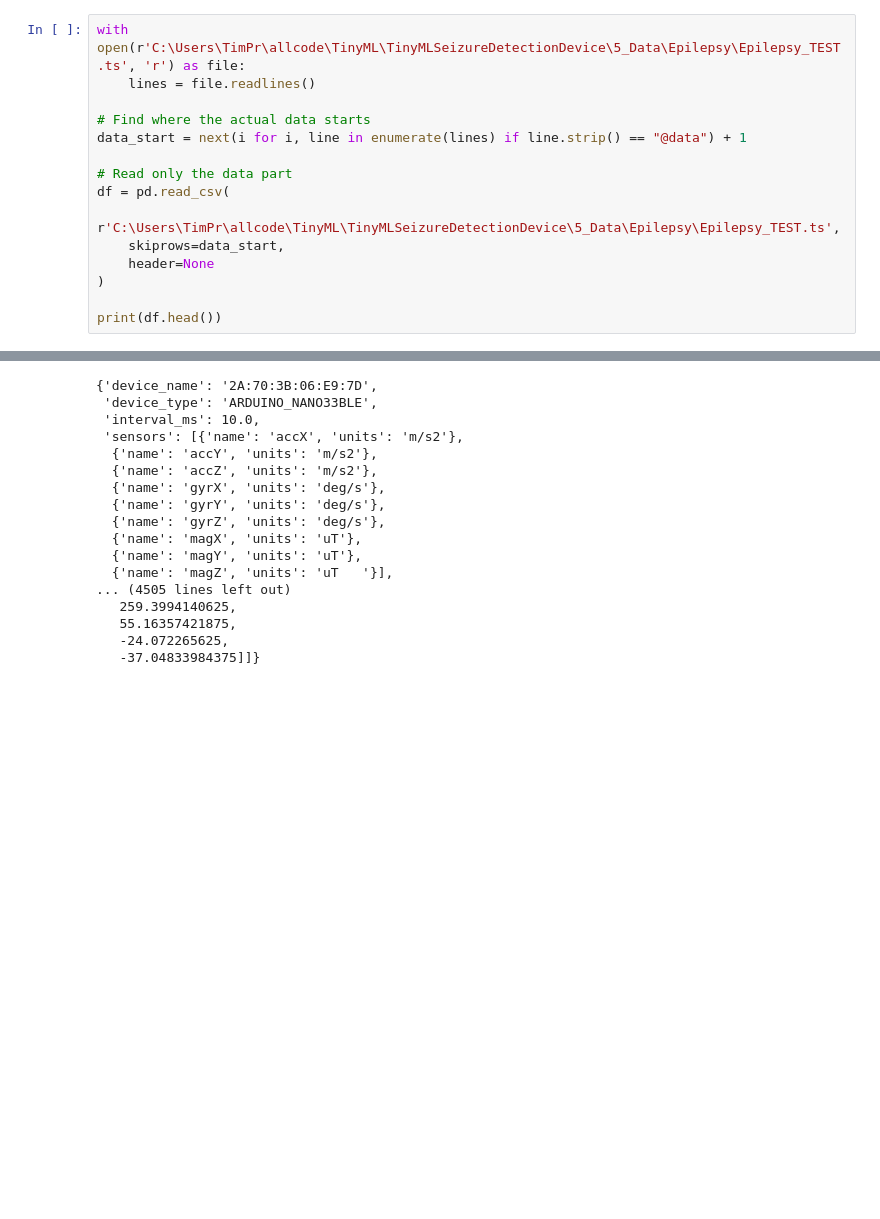
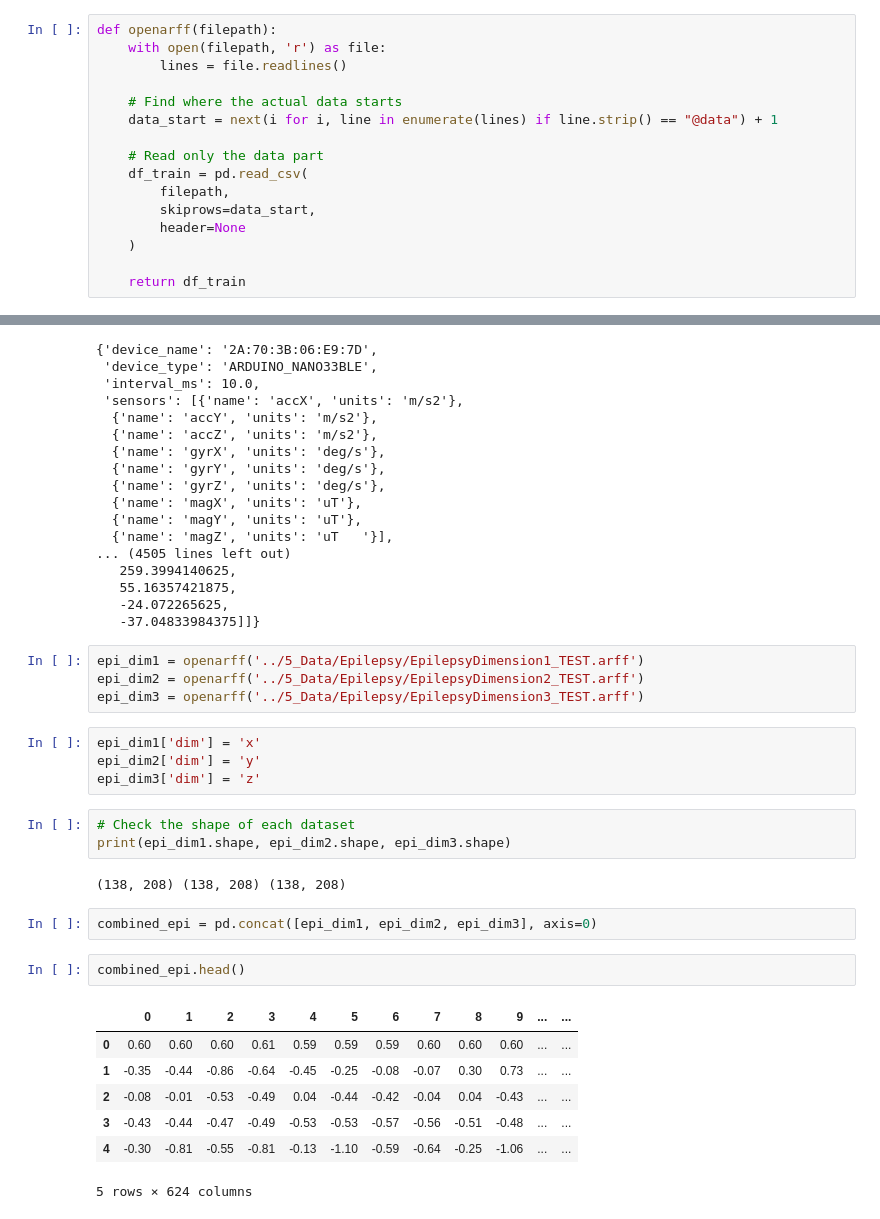
Before and after one commit to Timson1235/TinyMLSeizureDetectionDevice, a Jupyter notebook: 1_DatasetCharacteristics/load_data.ipynb, the cells around one changed output, grey strips where cells are left out. Drawn from its saved outputs; the diff is of its cells as text; blank space fills up the shorter version.

```diff
--- a/1_DatasetCharacteristics/load_data.ipynb
+++ b/1_DatasetCharacteristics/load_data.ipynb
@@ -1,17 +1,18 @@
 # %%
 import pandas as pd
 # %%
-with open(r'C:\Users\TimPr\allcode\TinyML\TinyMLSeizureDetectionDevice\5_Data\Epilepsy\Epilepsy_TEST.ts', 'r') as file:
-    lines = file.readlines()
+def openarff(filepath):
+    with open(filepath, 'r') as file:
+        lines = file.readlines()
 
-# Find where the actual data starts
-data_start = next(i for i, line in enumerate(lines) if line.strip() == "@data") + 1
+    # Find where the actual data starts
+    data_start = next(i for i, line in enumerate(lines) if line.strip() == "@data") + 1
 
-# Read only the data part
-df = pd.read_csv(
-    r'C:\Users\TimPr\allcode\TinyML\TinyMLSeizureDetectionDevice\5_Data\Epilepsy\Epilepsy_TEST.ts',
-    skiprows=data_start,
-    header=None
-)
+    # Read only the data part
+    df_train = pd.read_csv(
+        filepath,
+        skiprows=data_start,
+        header=None
+    )
 
-print(df.head())
+    return df_train
@@ -136,3 +86,28 @@ data["payload"]
    55.16357421875,
    -24.072265625,
    -37.04833984375]]}
+# %%
+epi_dim1 = openarff('../5_Data/Epilepsy/EpilepsyDimension1_TEST.arff')
+epi_dim2 = openarff('../5_Data/Epilepsy/EpilepsyDimension2_TEST.arff')
+epi_dim3 = openarff('../5_Data/Epilepsy/EpilepsyDimension3_TEST.arff')
+# %%
+epi_dim1['dim'] = 'x'
+epi_dim2['dim'] = 'y'
+epi_dim3['dim'] = 'z'
+# %%
+# Check the shape of each dataset
+print(epi_dim1.shape, epi_dim2.shape, epi_dim3.shape)
+# %% [output]
+(138, 208) (138, 208) (138, 208)
+# %%
+combined_epi = pd.concat([epi_dim1, epi_dim2, epi_dim3], axis=0)
+# %%
+combined_epi.head()
+# %% [output]
+|  | 0 | 1 | 2 | 3 | 4 | 5 | 6 | 7 | 8 | 9 | ... | ... |
+| 0 | 0.60 | 0.60 | 0.60 | 0.61 | 0.59 | 0.59 | 0.59 | 0.60 | 0.60 | 0.60 | ... | ... |
+| 1 | -0.35 | -0.44 | -0.86 | -0.64 | -0.45 | -0.25 | -0.08 | -0.07 | 0.30 | 0.73 | ... | ... |
+| 2 | -0.08 | -0.01 | -0.53 | -0.49 | 0.04 | -0.44 | -0.42 | -0.04 | 0.04 | -0.43 | ... | ... |
+| 3 | -0.43 | -0.44 | -0.47 | -0.49 | -0.53 | -0.53 | -0.57 | -0.56 | -0.51 | -0.48 | ... | ... |
+| 4 | -0.30 | -0.81 | -0.55 | -0.81 | -0.13 | -1.10 | -0.59 | -0.64 | -0.25 | -1.06 | ... | ... |
+5 rows × 624 columns
```
Also changed, not shown: parts of 9 cells of this notebook, 1 other file.
